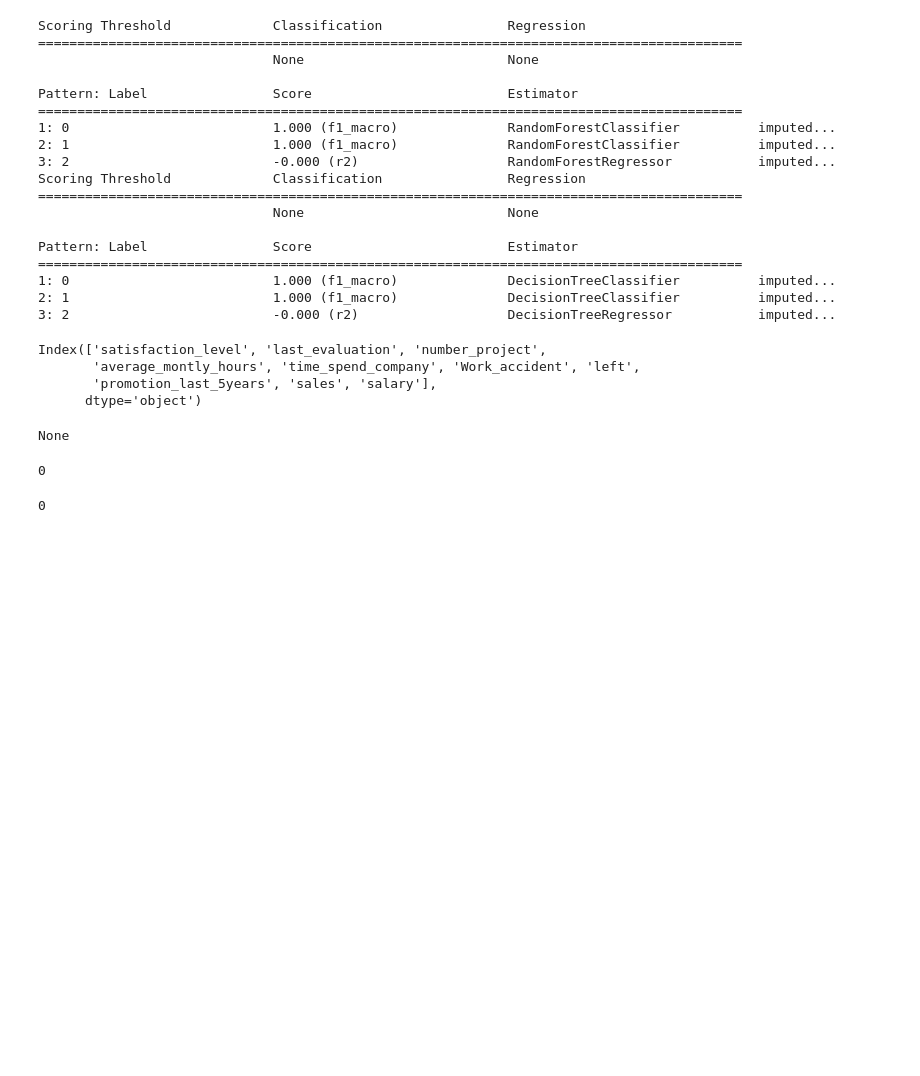
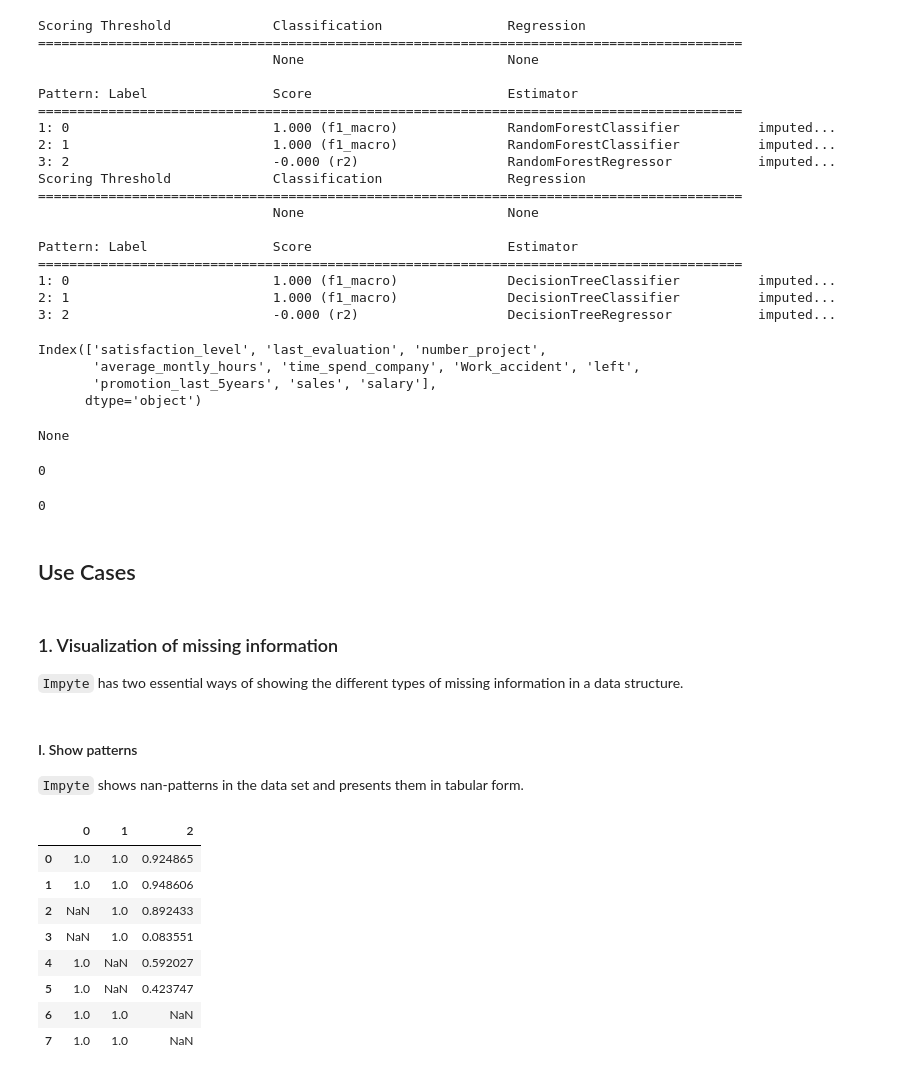
Before and after one commit to andirs/impyte, a Jupyter notebook: sandbox.ipynb, the cells around one changed output. Cells and saved outputs as stored; diff of their text form; code cells hidden in the pictures; blank space fills up the shorter version.

Commit message:
doc: Better documentation of use cases

```diff
--- a/sandbox.ipynb
+++ b/sandbox.ipynb
@@ -1025,3 +1025,29 @@ imp2.pattern_log.get_complete_id()
 imp2.pattern_log.complete_idx
 # %% [output]
 0
+# %% [markdown]
+## Use Cases
+# %% [markdown]
+### 1. Visualization of missing information
+`Impyte` has two essential ways of showing the different types of missing information in a data structure.
+# %% [markdown]
+#### I. Show patterns
+`Impyte` shows nan-patterns in the data set and presents them in tabular form.
+# %%
+reload(impyte)
+from tools.testing_sets import TestingSetCreator
+tsc = TestingSetCreator(random_seed=23)
+# %%
+min_df = pd.DataFrame(tsc.test_set(complete=2, spat1=2, spat2=2, spat3=2))
+# %%
+min_df
+# %% [output]
+|  | 0 | 1 | 2 |
+| 0 | 1.0 | 1.0 | 0.924865 |
+| 1 | 1.0 | 1.0 | 0.948606 |
+| 2 | NaN | 1.0 | 0.892433 |
+| 3 | NaN | 1.0 | 0.083551 |
+| 4 | 1.0 | NaN | 0.592027 |
+| 5 | 1.0 | NaN | 0.423747 |
+| 6 | 1.0 | 1.0 | NaN |
+| 7 | 1.0 | 1.0 | NaN |
```
Also changed, not shown: parts of 29 cells of this notebook, 1 other file.
